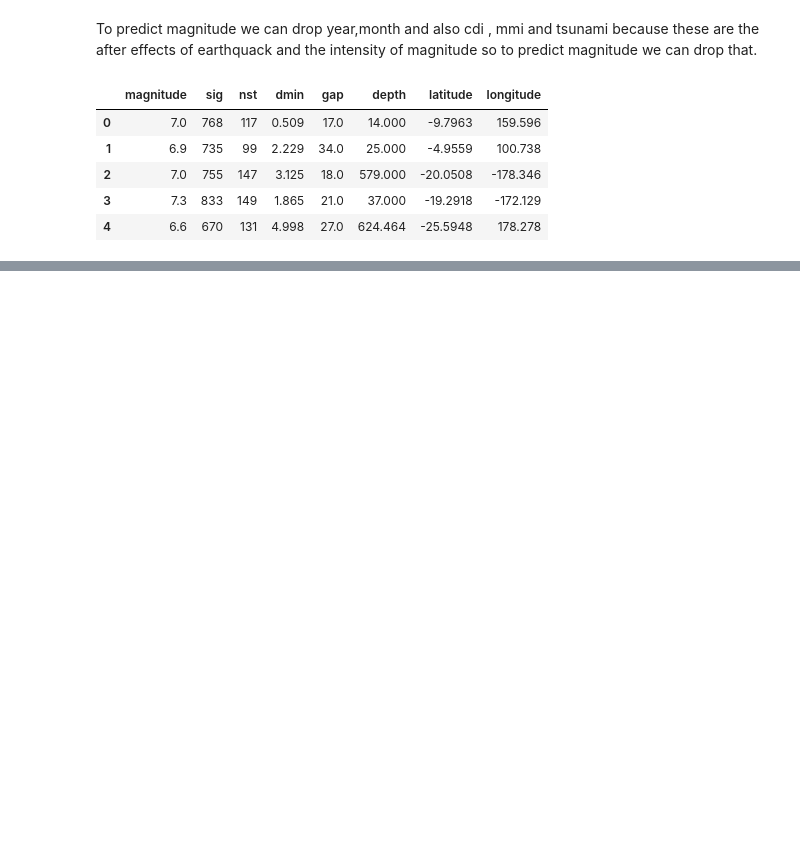
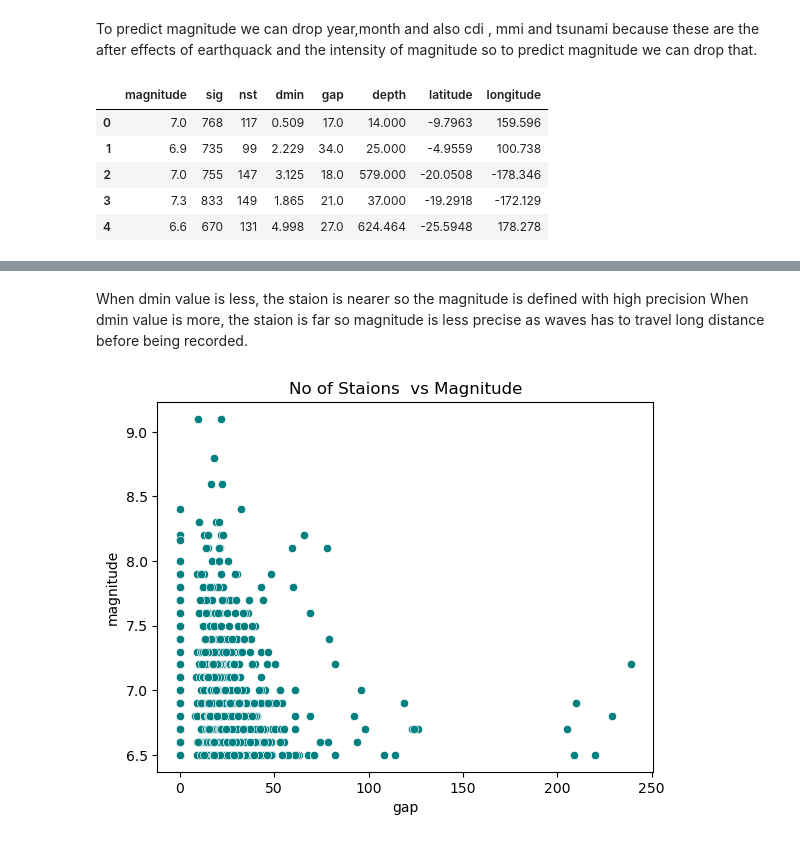
Before and after one commit to Aparna-31/Earthquake-Tsunami-Predictor, a Jupyter notebook: Magnitude Preditor.ipynb, the cells around one changed output, grey strips where cells are left out. Cells and saved outputs as stored; diff of their text form; code cells hidden in the pictures; blank space fills up the shorter version.

```diff
--- a/Magnitude Preditor.ipynb
+++ b/Magnitude Preditor.ipynb
@@ -69,0 +125,9 @@ data.head()
+# %% [markdown]
+When dmin value is less, the staion is nearer so the magnitude is defined with high precision
+When dmin value is more, the staion is far so magnitude is less precise as waves has to travel long distance before being recorded.
+# %%
+sns.scatterplot(x='gap', y='magnitude', data=data, color='teal')
+plt.title('No of Staions  vs Magnitude')
+plt.show()
+# %% [output]
+[figure, added]
```
Also changed, not shown: parts of 14 cells of this notebook.
